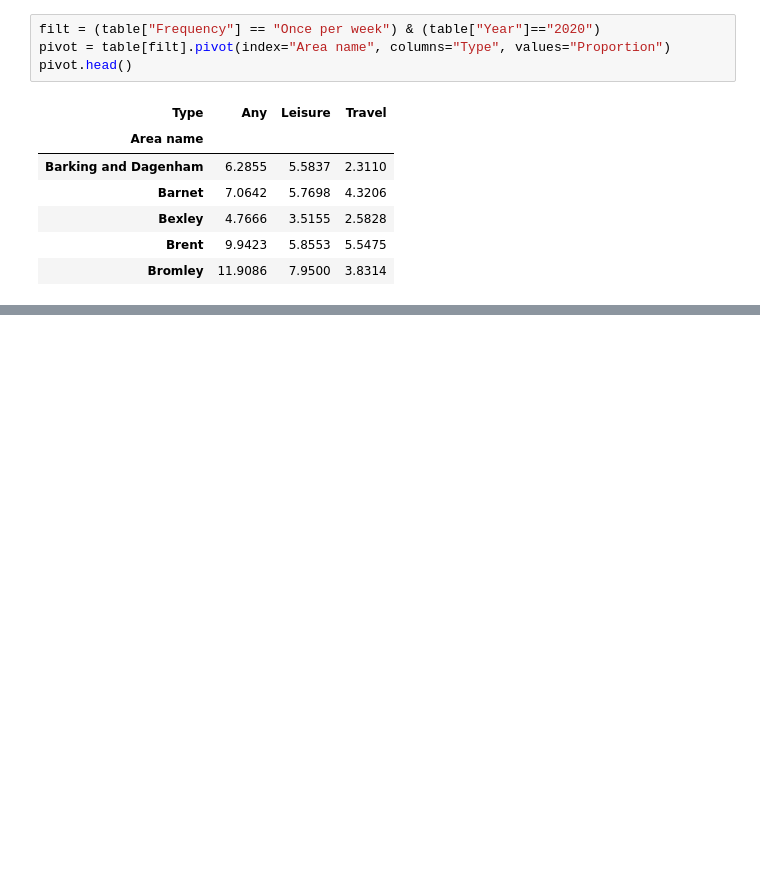
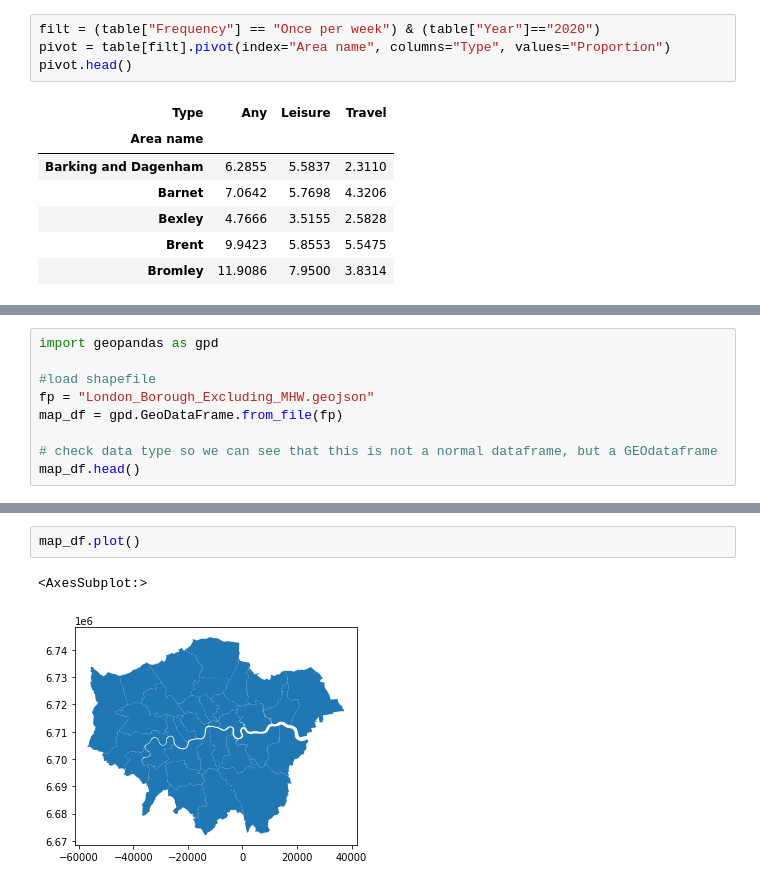
Before and after one commit to Lisa-Ho/100DaysOfDataviz, a Jupyter notebook: Day7/UK_cycling_data.ipynb, the cells around one changed output, grey strips where cells are left out. Cells and saved outputs as stored; diff of their text form; blank space fills up the shorter version.

```diff
--- a/Day7/UK_cycling_data.ipynb
+++ b/Day7/UK_cycling_data.ipynb
@@ -314,0 +374,9 @@ plt.show()
+# %%
+import geopandas as gpd
+
+#load shapefile
+fp = "London_Borough_Excluding_MHW.geojson"
+map_df = gpd.GeoDataFrame.from_file(fp)
+
+# check data type so we can see that this is not a normal dataframe, but a GEOdataframe
+map_df.head()
@@ -314,0 +390,5 @@ plt.show()
+# %%
+map_df.plot()
+# %% [output]
+<AxesSubplot:>
+[figure, added]
```
Also changed, not shown: parts of 10 cells of this notebook, 1 other file.
